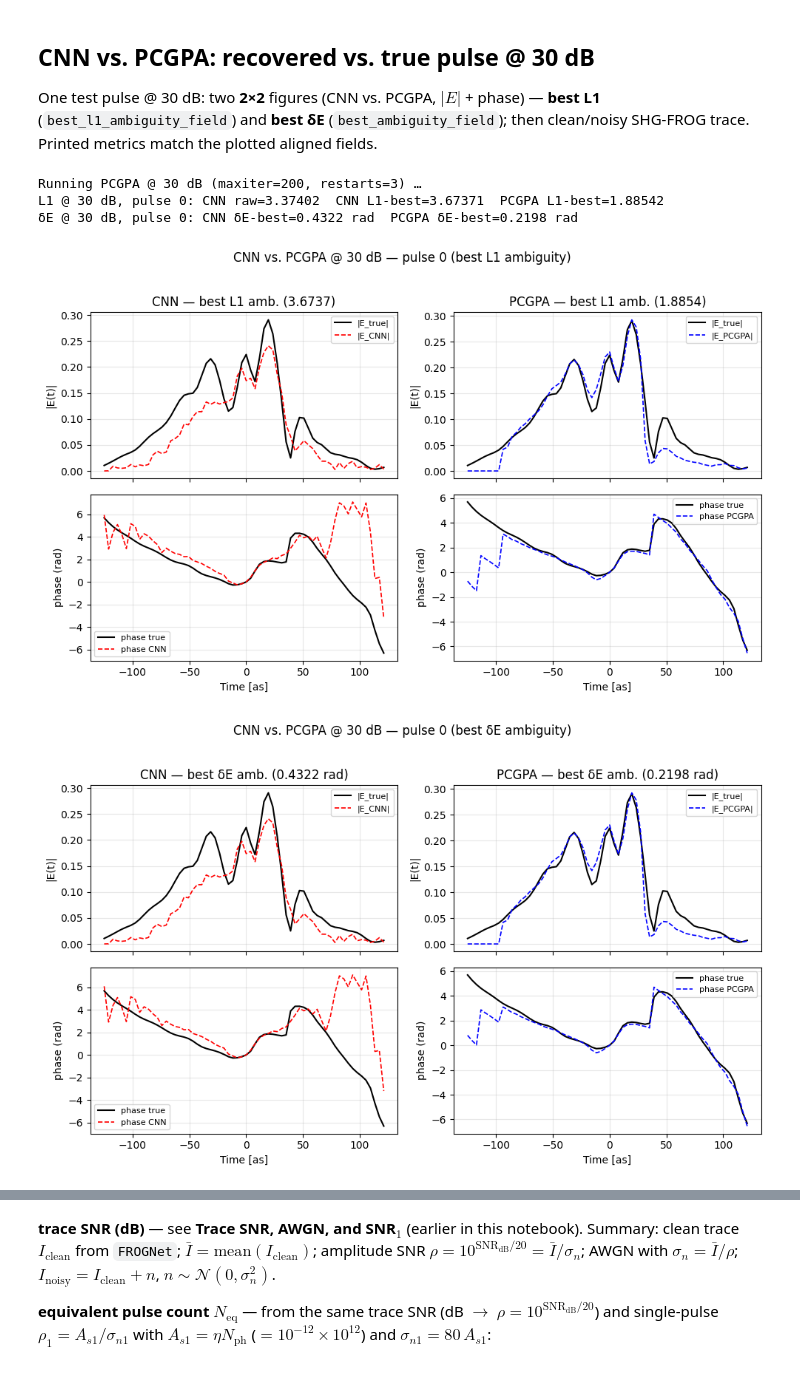
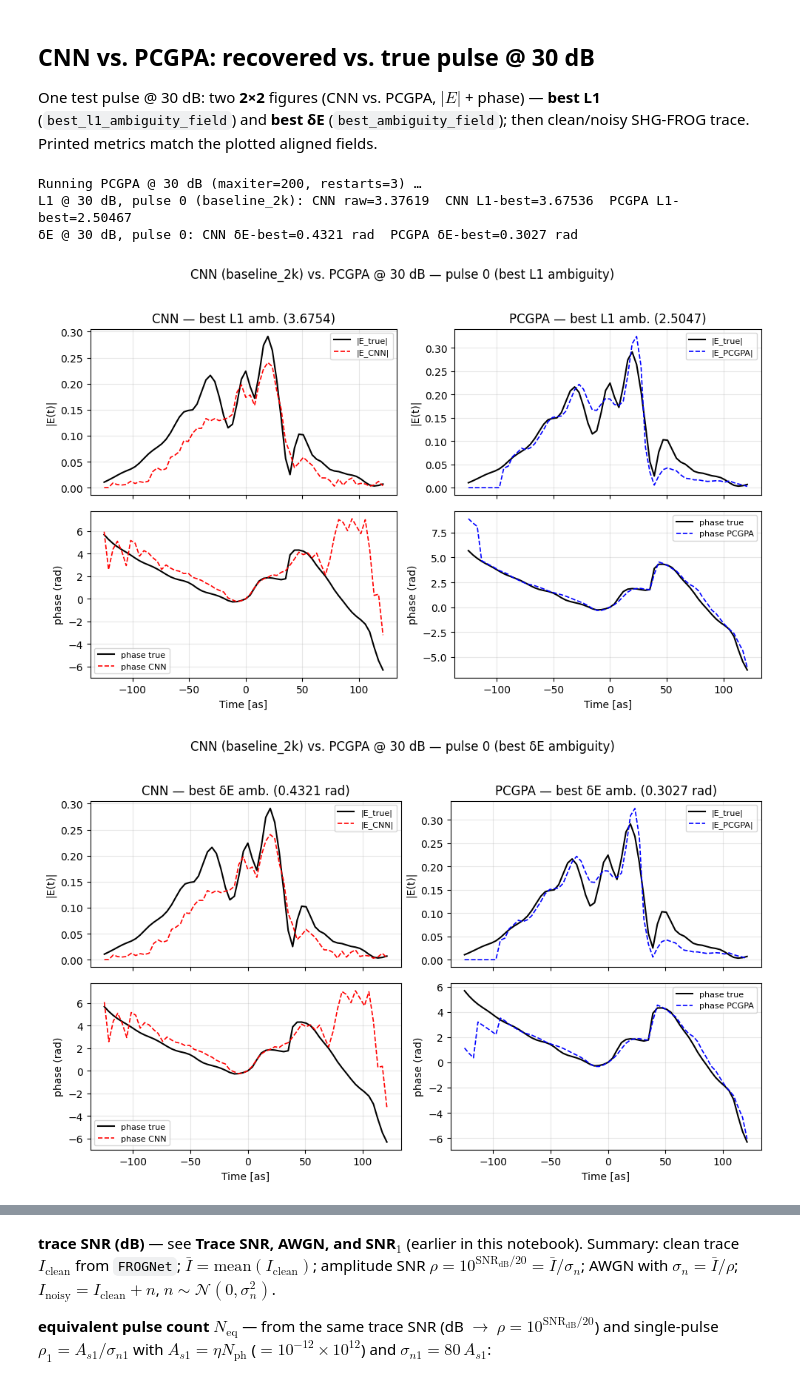
Before and after one commit to cheers19/Ultra-Fast-Detection-Project, a Jupyter notebook: src/reconstruction_snr_experiments.ipynb, the cells around one changed output, grey strips where cells are left out. Drawn from its saved outputs; the diff is of its cells as text; code cells hidden in the pictures.

```diff
--- a/src/reconstruction_snr_experiments.ipynb
+++ b/src/reconstruction_snr_experiments.ipynb
@@ -305,8 +298,9 @@ E_test (512, 128) I_test (512, 64, 64)
 - Instantiate imported `TraceToPulseCNN` on `DEVICE`.
 - One dummy forward (for `LazyLinear`); print parameter count.
 # %%
-model = TraceToPulseCNN(out_dim=2 * N).to(DEVICE)
-_ = model(I_train[:2].unsqueeze(1))
+from train import build_model
+
+model = build_model(N, DEVICE)
 print("Parameters:", sum(p.numel() for p in model.parameters()))
 # %% [output]
 Parameters: 4266208
@@ -384,23 +359,15 @@ Done.
 - Plot **train** and **val** mean L1 vs. epoch on the **same axes**.
 - Legend + grid; `plt.show()`.
 # %%
-epochs_axis = np.arange(1, len(train_losses) + 1)
+from evaluate_cnn import plot_training_history
 
-plt.figure(figsize=(7, 4))
-plt.plot(epochs_axis, train_losses, "-o", markersize=3, label="train (random SNR)")
-plt.plot(
-    epochs_axis,
-    val_l1_pulses,
-    "-o",
-    color="tab:red",
-    markersize=3,
-    label=f"val @ {VAL_SNR_DB:.1f} dB",
-)
-plt.xlabel("epoch")
-plt.ylabel("L1 (sum over 2N, mean over pulses)")
-plt.title("Training vs. validation loss")
-plt.legend()
-plt.grid(True, alpha=0.3)
-plt.tight_layout()
-plt.show()
+if train_losses:
+    plot_training_history(
+        train_losses,
+        val_l1_pulses,
+        val_snr_db=VAL_SNR_DB,
+        title=f"Baseline training — {_baseline['name']}",
+    )
+else:
+    print("No training history in checkpoint.")
 # %% [output]
@@ -582,10 +525,14 @@ from pulse_metrics import (
     unpack_packed_field,
     unwrap_phases_for_overlay,
 )
+from train import load_checkpoint
 
 _pcgpa_mod = pcgpa_reconstruct.reload_from_disk()
 reconstruct_pcgpa = _pcgpa_mod.reconstruct_pcgpa
 _pcgpa_rng_for_pulse = _pcgpa_mod._pcgpa_rng_for_pulse
+
+_primary = next(e for e in EXPERIMENTS if e.get("primary"))
+model, _ = load_checkpoint(_primary["checkpoint"], DEVICE)
 
 _PLOT_SNR_DB = 30.0
 _plot_i = 0
@@ -621,7 +568,7 @@ _l1_pcgpa = l1_packed_mae(e_pcgpa_amb, _e_true_packed, use_best_ambiguity=False)
 _de_cnn = delta_e_numpy(e_rec_de_amb, e_true)
 _de_pcgpa = delta_e_numpy(e_pcgpa_de_amb, e_true)
 print(
-    f"L1 @ {_PLOT_SNR_DB:.0f} dB, pulse {_plot_i}: "
+    f"L1 @ {_PLOT_SNR_DB:.0f} dB, pulse {_plot_i} ({_primary['name']}): "
     f"CNN raw={_l1_raw:.5f}  CNN L1-best={_l1_cnn:.5f}  PCGPA L1-best={_l1_pcgpa:.5f}"
 )
 print(
@@ -656,7 +603,7 @@ def _plot_cnn_vs_pcgpa(fig, axes, e_cnn, e_pcgpa, *, metric: str, cnn_val: float
         axes[1, col].grid(True, alpha=0.3)
 
     fig.suptitle(
-        f"CNN vs. PCGPA @ {_PLOT_SNR_DB:.0f} dB — pulse {_plot_i} (best {metric} ambiguity)",
+        f"CNN ({_primary['name']}) vs. PCGPA @ {_PLOT_SNR_DB:.0f} dB — pulse {_plot_i} (best {metric} ambiguity)",
         y=1.02,
     )
 
@@ -667,35 +614,35 @@ plt.tight_layout()
 plt.show()
 
 fig_de, axes_de = plt.subplots(2, 2, figsize=(10, 6), sharex=True)
 _plot_cnn_vs_pcgpa(fig_de, axes_de, e_rec_de_amb, e_pcgpa_de_amb, metric="δE", cnn_val=_de_cnn, pcgpa_val=_de_pcgpa)
 plt.tight_layout()
 plt.show()
 
 # FROG trace (clean vs noisy @ plot SNR)
 _i_clean_np = I_clean_1.squeeze(0).cpu().numpy()
 _trace_clean, _tau_axis, _omega_plot = prepare_frog_trace_for_plot(
     _i_clean_np, omega_axis=w_vec
 )
 _trace_noisy, _, _ = prepare_frog_trace_for_plot(_i_noisy_np, omega_axis=w_vec)
 _extent = [_tau_axis[0], _tau_axis[-1], _omega_plot[0], _omega_plot[-1]]
 fig_tr, axes_tr = plt.subplots(1, 2, figsize=(10, 4))
 for ax, tr, title in zip(
     axes_tr,
     (_trace_clean, _trace_noisy),
     ("clean trace", f"noisy trace @ {_PLOT_SNR_DB:.0f} dB"),
 ):
     im = ax.imshow(tr, origin="lower", aspect="auto", extent=_extent, cmap="magma")
     ax.set_title(title)
     ax.set_xlabel("Delay index (tau)")
     ax.set_ylabel("Angular frequency (omega)")
     fig_tr.colorbar(im, ax=ax, label="I(omega, tau)")
 fig_tr.suptitle(f"SHG-FROG trace — pulse {_plot_i}", y=1.02)
 plt.tight_layout()
 plt.show()
 # %% [output]
 Running PCGPA @ 30 dB (maxiter=200, restarts=3) …
-L1 @ 30 dB, pulse 0: CNN raw=3.37402  CNN L1-best=3.67371  PCGPA L1-best=1.88542
-δE @ 30 dB, pulse 0: CNN δE-best=0.4322 rad  PCGPA δE-best=0.2198 rad
+L1 @ 30 dB, pulse 0 (baseline_2k): CNN raw=3.37619  CNN L1-best=3.67536  PCGPA L1-best=2.50467
+δE @ 30 dB, pulse 0: CNN δE-best=0.4321 rad  PCGPA δE-best=0.3027 rad
-[figure, old version]
+[figure, new version]
-[figure, old version]
+[figure, new version]
 [figure]
```
Also changed, not shown: parts of 9 cells of this notebook, 11 other files.
